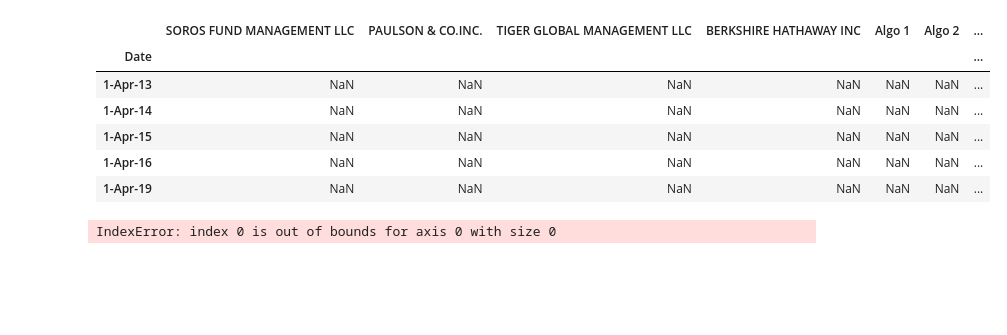
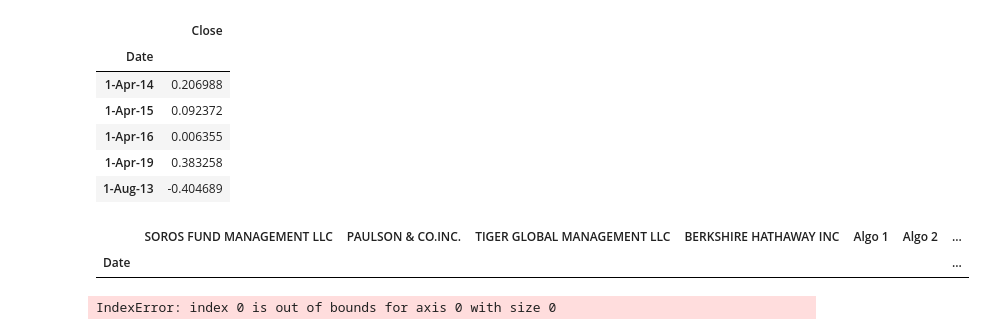
Before and after one commit to jfrazure/Whale-Analysis, a Jupyter notebook: ProjectWhaleAnalysis.ipynb, the cells around one changed output. Saved outputs shown, nothing was run; the diff lists cells and outputs as text; code cells hidden in the pictures; blank space fills up the shorter version.

```diff
--- a/ProjectWhaleAnalysis.ipynb
+++ b/ProjectWhaleAnalysis.ipynb
@@ -47,6 +47,19 @@ sp500_history.head()
 whale_returns = whale_returns.set_index('Date')
 algo_returns = algo_returns.set_index('Date')
 sp500_history = sp500_history.set_index('Date')
+
+# Sort Date as Index
+whale_returns = whale_returns.sort_index()
+algo_returns = algo_returns.sort_index()
+sp500_history = sp500_history.sort_index()
+
+# Set Date Format
+#whale_returns[‘Date’] = pd.to_datetime(whale_returns[‘Date’])
+#whale_returns[‘date’] = whale_returns[‘Date’].dt.strftime(‘%Y-%m-%d’)
+#algo_returns[‘Date’] = pd.to_datetime(algo_returns[‘Date’])
+#algo_returns[‘date’] = algo_returns[‘Date’].dt.strftime(‘%Y-%m-%d’)
+#sp500_history[‘Date’] = pd.to_datetime(sp500_history[‘Date’])
+#sp500_history[‘date.1’] = sp500_history[‘Date’].dt.strftime(‘%Y-%m-%d’)
 # %%
 # Convert string to float for clean numeric format
 
@@ -58,22 +91,32 @@ sp500_returns = sp500_history.pct_change().dropna()
+# %%
+
+
+
+sp500_returns.head()
+# %% [output]
+|  | Close |
+| Date |  |
+| 1-Apr-14 | 0.206988 |
+| 1-Apr-15 | 0.092372 |
+| 1-Apr-16 | 0.006355 |
+| 1-Apr-19 | 0.383258 |
+| 1-Aug-13 | -0.404689 |
 # %%
 # Join daily returns files together into a single data frame with columns for each portfolio's returns
 
 # Create a new pivot table where the columns are the closing prices for each ticker
-all_returns = pd.concat([whale_returns, algo_returns, sp500_returns])
+
+all_returns = pd.concat([whale_returns, algo_returns, sp500_returns], axis="columns", join="inner")
 
 # Sort datetime index in ascending order (past to present)
 all_returns.sort_index(inplace=True)
 
 # Display a few rows
+
 all_returns.head()
 # %% [output]
 |  | SOROS FUND MANAGEMENT LLC | PAULSON & CO.INC. | TIGER GLOBAL MANAGEMENT LLC | BERKSHIRE HATHAWAY INC | Algo 1 | Algo 2 | ... |
 | Date |  |  |  |  |  |  | ... |
-| 1-Apr-13 | NaN | NaN | NaN | NaN | NaN | NaN | ... |
-| 1-Apr-14 | NaN | NaN | NaN | NaN | NaN | NaN | ... |
-| 1-Apr-15 | NaN | NaN | NaN | NaN | NaN | NaN | ... |
-| 1-Apr-16 | NaN | NaN | NaN | NaN | NaN | NaN | ... |
-| 1-Apr-19 | NaN | NaN | NaN | NaN | NaN | NaN | ... |
 # %%
 # Calculate and plot daily returns of all portfolios
 
```
Also changed, not shown: parts of 2 cells of this notebook.
